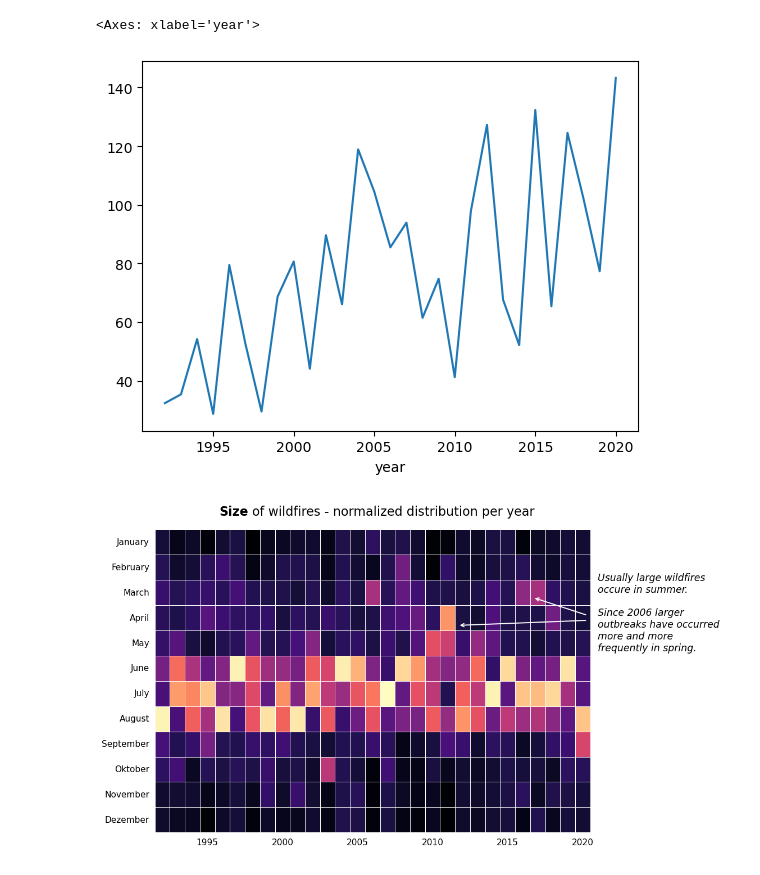
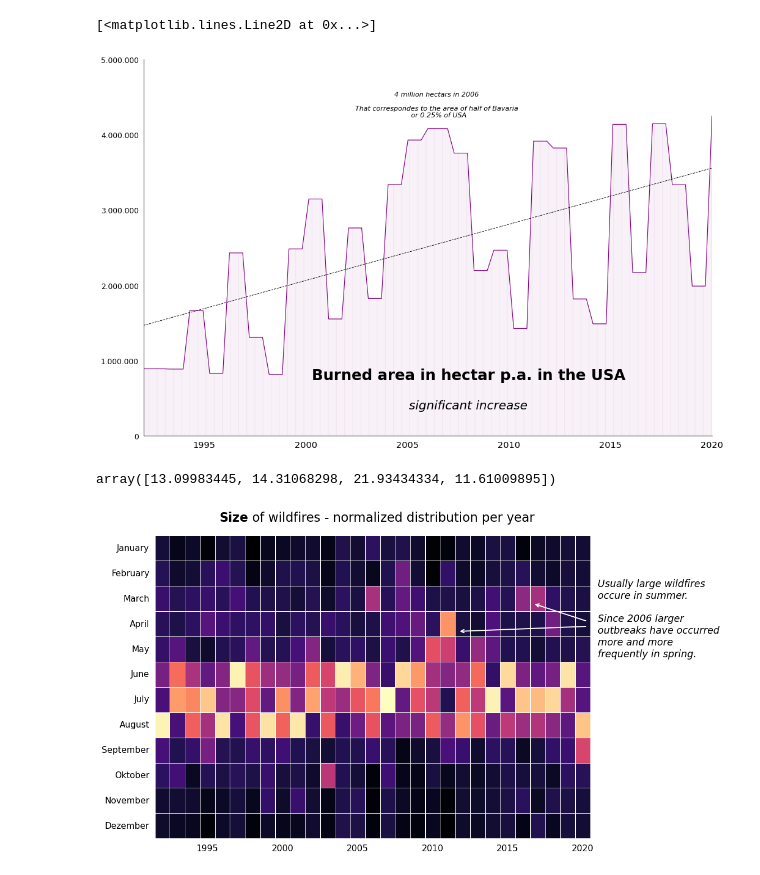
Before and after one commit to erikwisberger/Wildfire_Vizualization, a Jupyter notebook: analyse.ipynb, the cells around one changed output. Cells and saved outputs as stored; diff of their text form; code cells hidden in the pictures.

```diff
--- a/analyse.ipynb
+++ b/analyse.ipynb
@@ -68,8 +66,50 @@ ax.plot(x_new, y_smooth, color="Purple", markersize=8, linewidth=1)
-# %%
-df.groupby("year")["size"].mean().plot()
-# %% [output]
-<Axes: xlabel='year'>
-[figure, removed]
+# %%
+df_ = df.groupby("year")["size"].sum()
+
+x_new = np.linspace(1992, 2020, 87)  # Erhöht die Anzahl der Punkte für eine glattere Kurve
+spl = make_interp_spline(df_.index, df_.values, k=0)  # Spline-Interpolation
+y_smooth = spl(x_new)
+
+fig, ax = plt.subplots(1, figsize=(15, 10), dpi=80)
+
+df_rolling = df_.rolling(window=5).mean().dropna()  # Drop NaN values resulted from rolling
+avg_x_new = np.linspace(df_rolling.index.min(), df_rolling.index.max(), 300)  # More points for smoother curve
+spl = make_interp_spline(df_rolling.index, df_rolling, k=2)
+avg_y_smooth = spl(avg_x_new)
+
+
+coefficients = np.polyfit(df_.index, df_.values, 1)
+linear_regression = np.poly1d(coefficients)
+regression_y = linear_regression(df_.index)
+
+
+ax.annotate("Burned area in hectar p.a. in the USA", xy=(2008, 800_000), xycoords='data', color="black", fontsize=22, ha='center', va='center', fontweight = "bold")
+ax.annotate("significant increase", xy=(2008, 400_000), xycoords='data', color="black", fontsize=18, ha='center', va='center', fontstyle = "oblique")
+ax.annotate("4 million hectars in 2006 \n\nThat correspondes to the area of half of Bavaria \n or 0.25% of USA", xy=(2006.5, 4_400_000), xycoords='data', color="black", fontsize=10, ha='center', va='center', fontstyle = "oblique")
+
+ax.spines["top"].set_visible(False)
+ax.spines["right"].set_visible(False)
+#ax.spines["left"].set_visible(False)
+
+ax.set_ylim([0, 5_000_000])
+ax.set_xlim([1992, 2020])
+ax.fill_between(x_new, y_smooth, color="Purple", alpha=0.05, hatch="|")
+
+ax.tick_params(axis='x', which='both', bottom=False, top=False, labelbottom=True)
+ax.tick_params(axis='y', which='both', left=False, right=False, labelbottom=True)
+ax.tick_params(axis='both', which='major', labelsize=13)
+
+ax.set_yticklabels(["0", "1.000.000", "2.000.000", "3.000.000", "4.000.000", "5.000.000",], fontsize=11)
+
+ax.plot(x_new, y_smooth, color="Purple", markersize=8, linewidth=1)
+ax.plot(df_.index, regression_y, label='5-Year Average', color='black', linestyle='--', linewidth=0.8)
+# %% [output]
+[<matplotlib.lines.Line2D at 0x...>]
+[figure, added]
+# %%
+df_.values[:4:]
+# %% [output]
+array([13.09983445, 14.31068298, 21.93434334, 11.61009895])
 # %%
 # Eriks Code
 
```
Also changed, not shown: parts of 2 cells of this notebook.
